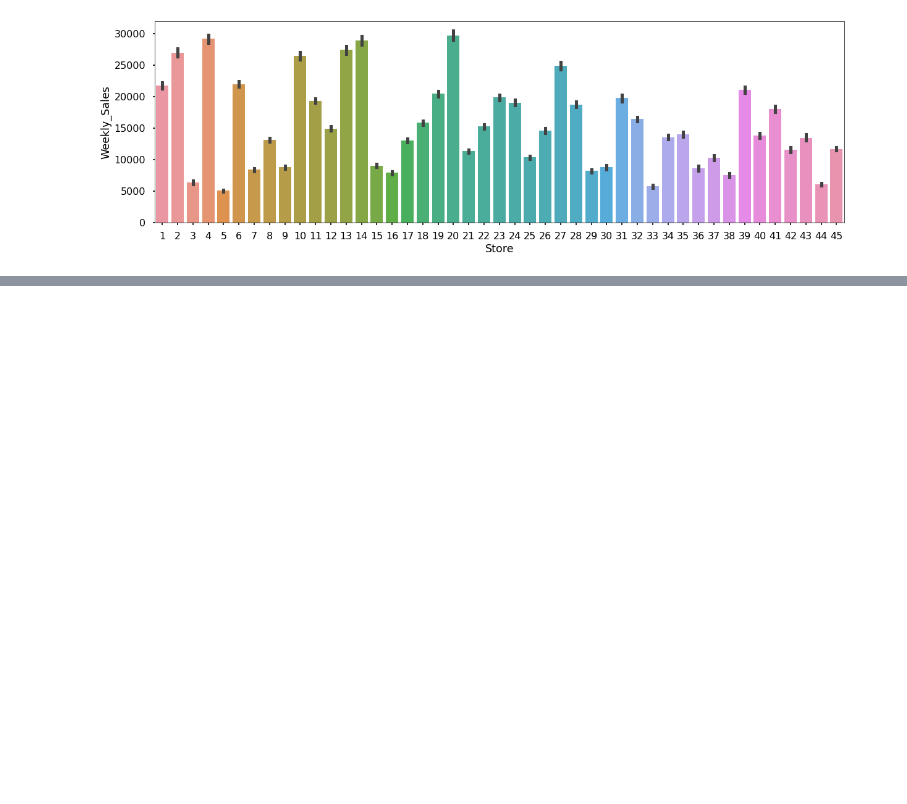
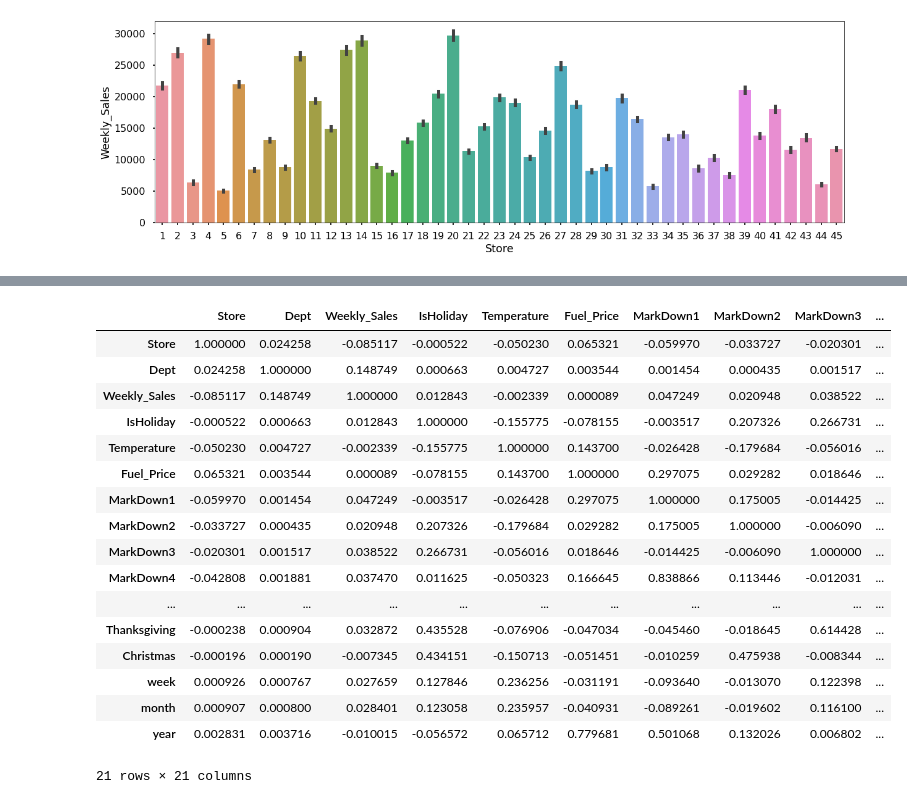
Before and after one commit to abideen-olawuwo/walmart-sales-forcast, a Jupyter notebook: walmart.ipynb, the cells around one changed output, grey strips where cells are left out. Cells and saved outputs as stored; diff of their text form; code cells hidden in the pictures; blank space fills up the shorter version.

```diff
--- a/walmart.ipynb
+++ b/walmart.ipynb
@@ -502,0 +515,21 @@ temp.plot()
+# %%
+df.corr()
+# %% [output]
+|  | Store | Dept | Weekly_Sales | IsHoliday | Temperature | Fuel_Price | MarkDown1 | MarkDown2 | MarkDown3 | ... |
+| Store | 1.000000 | 0.024258 | -0.085117 | -0.000522 | -0.050230 | 0.065321 | -0.059970 | -0.033727 | -0.020301 | ... |
+| Dept | 0.024258 | 1.000000 | 0.148749 | 0.000663 | 0.004727 | 0.003544 | 0.001454 | 0.000435 | 0.001517 | ... |
+| Weekly_Sales | -0.085117 | 0.148749 | 1.000000 | 0.012843 | -0.002339 | 0.000089 | 0.047249 | 0.020948 | 0.038522 | ... |
+| IsHoliday | -0.000522 | 0.000663 | 0.012843 | 1.000000 | -0.155775 | -0.078155 | -0.003517 | 0.207326 | 0.266731 | ... |
+| Temperature | -0.050230 | 0.004727 | -0.002339 | -0.155775 | 1.000000 | 0.143700 | -0.026428 | -0.179684 | -0.056016 | ... |
+| Fuel_Price | 0.065321 | 0.003544 | 0.000089 | -0.078155 | 0.143700 | 1.000000 | 0.297075 | 0.029282 | 0.018646 | ... |
+| MarkDown1 | -0.059970 | 0.001454 | 0.047249 | -0.003517 | -0.026428 | 0.297075 | 1.000000 | 0.175005 | -0.014425 | ... |
+| MarkDown2 | -0.033727 | 0.000435 | 0.020948 | 0.207326 | -0.179684 | 0.029282 | 0.175005 | 1.000000 | -0.006090 | ... |
+| MarkDown3 | -0.020301 | 0.001517 | 0.038522 | 0.266731 | -0.056016 | 0.018646 | -0.014425 | -0.006090 | 1.000000 | ... |
+| MarkDown4 | -0.042808 | 0.001881 | 0.037470 | 0.011625 | -0.050323 | 0.166645 | 0.838866 | 0.113446 | -0.012031 | ... |
+| ... | ... | ... | ... | ... | ... | ... | ... | ... | ... | ... |
+| Thanksgiving | -0.000238 | 0.000904 | 0.032872 | 0.435528 | -0.076906 | -0.047034 | -0.045460 | -0.018645 | 0.614428 | ... |
+| Christmas | -0.000196 | 0.000190 | -0.007345 | 0.434151 | -0.150713 | -0.051451 | -0.010259 | 0.475938 | -0.008344 | ... |
+| week | 0.000926 | 0.000767 | 0.027659 | 0.127846 | 0.236256 | -0.031191 | -0.093640 | -0.013070 | 0.122398 | ... |
+| month | 0.000907 | 0.000800 | 0.028401 | 0.123058 | 0.235957 | -0.040931 | -0.089261 | -0.019602 | 0.116100 | ... |
+| year | 0.002831 | 0.003716 | -0.010015 | -0.056572 | 0.065712 | 0.779681 | 0.501068 | 0.132026 | 0.006802 | ... |
+21 rows × 21 columns
```
Also changed, not shown: parts of 26 cells of this notebook.
